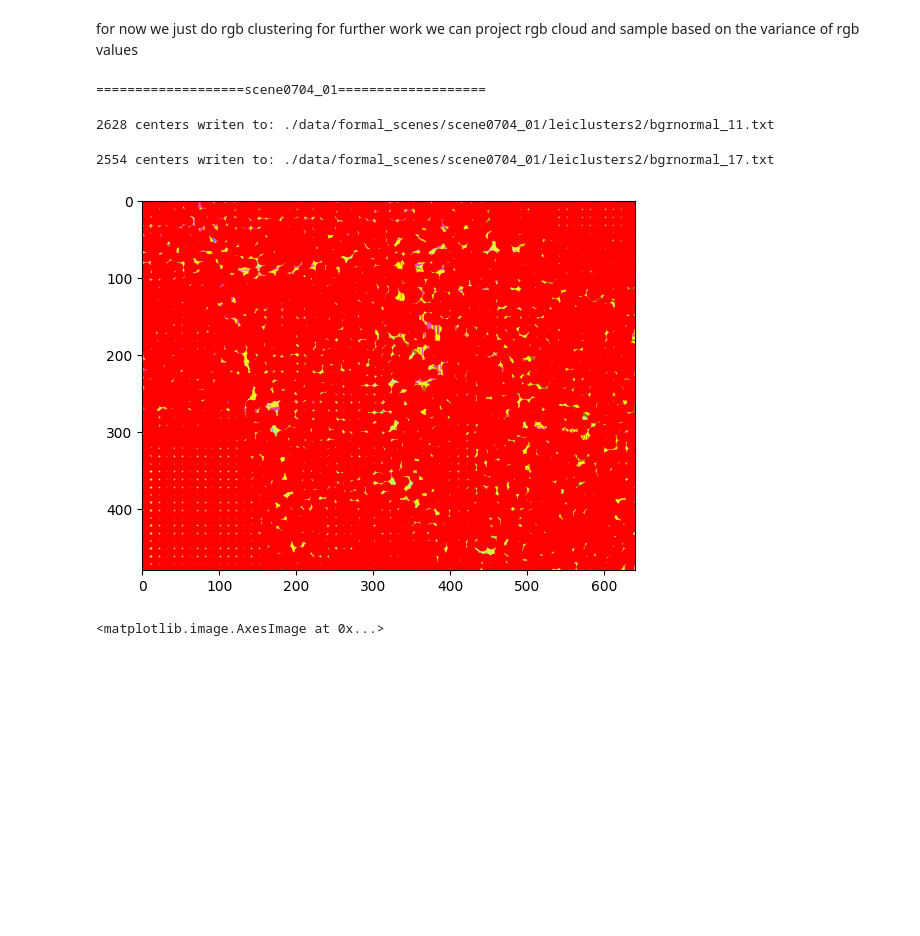
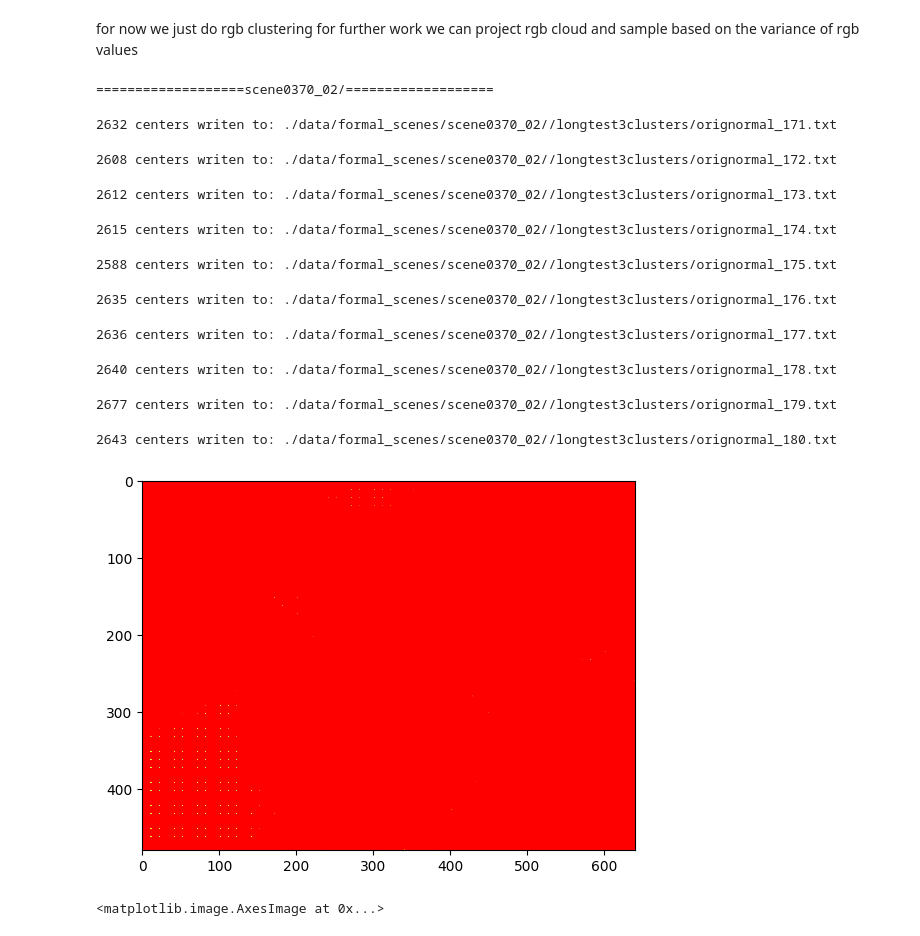
Before and after one commit to Dawnborn/Superpixel, a Jupyter notebook: superpixel.ipynb, the cells around one changed output. Saved outputs shown, nothing was run; the diff lists cells and outputs as text; code cells hidden in the pictures; blank space fills up the shorter version.

```diff
--- a/superpixel.ipynb
+++ b/superpixel.ipynb
@@ -32,14 +32,14 @@ scene_root = "./data/formal_scenes/"
 hdr_fold = "hdr/"
 depth_fold = "depth/"
 normal_fold = "normal/"
-cluster_fold = "leiclusters2/"
+cluster_fold = "longtest3clusters/"
 # %%
 img_start = 0
 img_end = 1000
-img_step = 50 #!!!!
+img_step = 1 #!!!!
 
 img_idx = list(range(img_start,img_end,img_step))
-img_idx = [10,16]
+# img_idx = [10,16]
 
 numSegments = 64*48 #!!!!
 
@@ -50,7 +50,7 @@ mykey = lambda x:int(x.split(".")[0].split("_")[1])
 
 scene_names = os.listdir(scene_root)
 
-scene_names = ["scene0704_01"]
+scene_names = ["scene0370_02/"]
 
 for scene_name in scene_names:
     print("==================="+scene_name+"===================")
@@ -72,37 +72,45 @@ for scene_name in scene_names:
         #     continue
         if not id_img in img_idx:
             continue
 
         if img_dir.split(".")[-1]=="pfm":
             image = cv2.imread(scene_root+scene_name+folder+img_dir, cv2.IMREAD_UNCHANGED)
         else:
             image = img_as_float(io.imread(scene_root+scene_name+folder+img_dir))
 
         segments = slic(image, n_segments = numSegments, sigma = 3, compactness=1, max_size_factor=1)
         # those look similar share the same envmap, either is really similar or they are robust to different envmaps
 
         numResult = len(set(segments.flatten()))
         centers = np.zeros([numResult,2])
         for s in range(segments.min(), segments.max()+1):
             centers[s-1,:]=np.argwhere(segments==s).mean(axis=0)
         centers = centers.round()
         plt.imshow(mark_boundaries(image, segments))
 
         plt.scatter(centers[:,1],centers[:,0],marker='o',color='r')
         cluster_path = scene_root + scene_name + cluster_fold
         if not os.path.exists(cluster_path):
             os.mkdir(cluster_path)
         output_path = cluster_path+img_dir.split('.')[0]+".txt"
         print(str(centers.shape[0])+" centers writen to: "+output_path+"\n")
         # break
         np.savetxt(output_path,centers,fmt='%d')
 
     # break
 # %% [output]
-===================scene0704_01===================
+===================scene0370_02/===================
-2628 centers writen to: ./data/formal_scenes/scene0704_01/leiclusters2/bgrnormal_11.txt
+2632 centers writen to: ./data/formal_scenes/scene0370_02//longtest3clusters/orignormal_171.txt
-2554 centers writen to: ./data/formal_scenes/scene0704_01/leiclusters2/bgrnormal_17.txt
+2608 centers writen to: ./data/formal_scenes/scene0370_02//longtest3clusters/orignormal_172.txt
+2612 centers writen to: ./data/formal_scenes/scene0370_02//longtest3clusters/orignormal_173.txt
+2615 centers writen to: ./data/formal_scenes/scene0370_02//longtest3clusters/orignormal_174.txt
+2588 centers writen to: ./data/formal_scenes/scene0370_02//longtest3clusters/orignormal_175.txt
+2635 centers writen to: ./data/formal_scenes/scene0370_02//longtest3clusters/orignormal_176.txt
+2636 centers writen to: ./data/formal_scenes/scene0370_02//longtest3clusters/orignormal_177.txt
+2640 centers writen to: ./data/formal_scenes/scene0370_02//longtest3clusters/orignormal_178.txt
+2677 centers writen to: ./data/formal_scenes/scene0370_02//longtest3clusters/orignormal_179.txt
+2643 centers writen to: ./data/formal_scenes/scene0370_02//longtest3clusters/orignormal_180.txt
-[figure, old version]
+[figure, new version]
 # %%
 # raw_mask = cv2.imread("/storage/user/lhao/hjp/ws_superpixel/data/formal_scenes/scene0704_01/pointMask/pointMask_03.png",-1) # without -1 is wrong format!!!!!!!
 # h,w,_=raw_mask.shape
```
Also changed, not shown: parts of 24 cells of this notebook.
